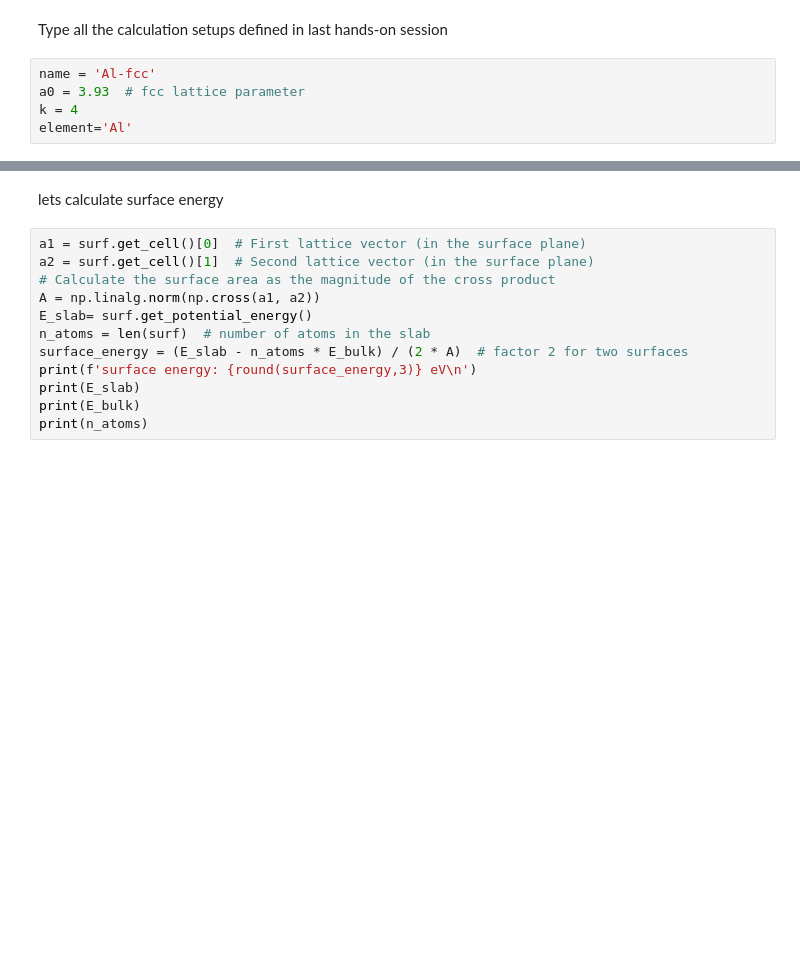
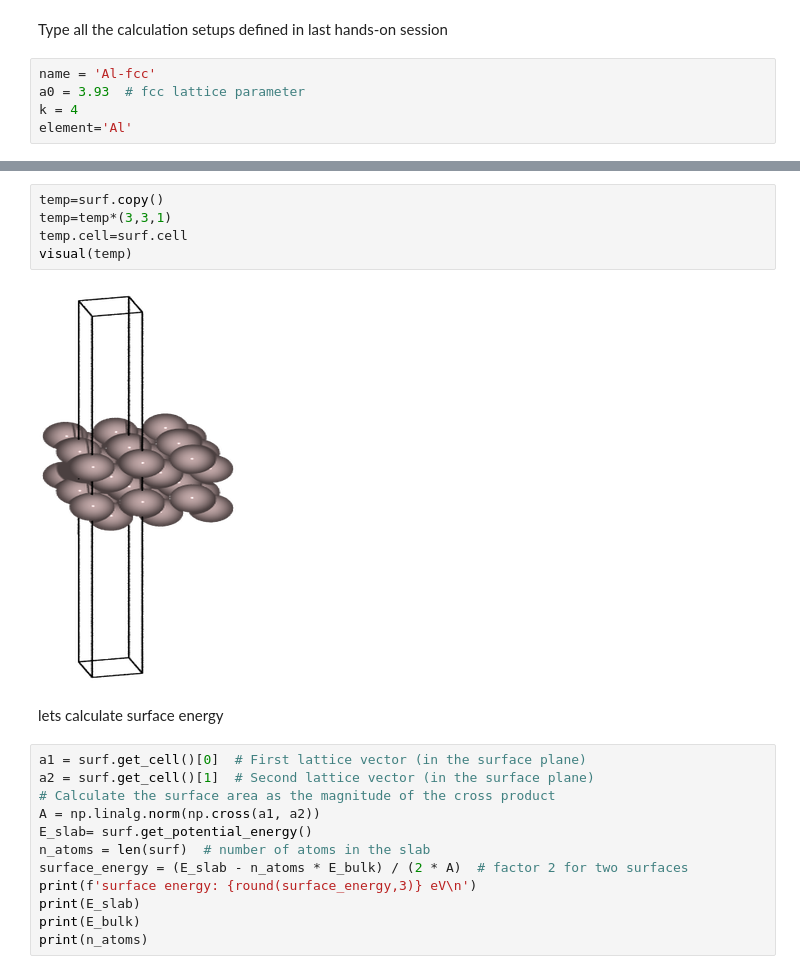
Before and after one commit to s-choung/Simulation_tutorials, a Jupyter notebook: handson2_dft_surface.ipynb, the cells around one changed output, grey strips where cells are left out. Drawn from its saved outputs; the diff is of its cells as text; blank space fills up the shorter version.

```diff
--- a/handson2_dft_surface.ipynb
+++ b/handson2_dft_surface.ipynb
@@ -176,3 +210,10 @@ visual(temp)'''
+# %%
+temp=surf.copy()
+temp=temp*(3,3,1)
+temp.cell=surf.cell
+visual(temp)
+# %% [output]
+[figure, added]
 # %% [markdown]
 lets calculate surface energy
 # %%
```
Also changed, not shown: parts of 10 cells of this notebook.
